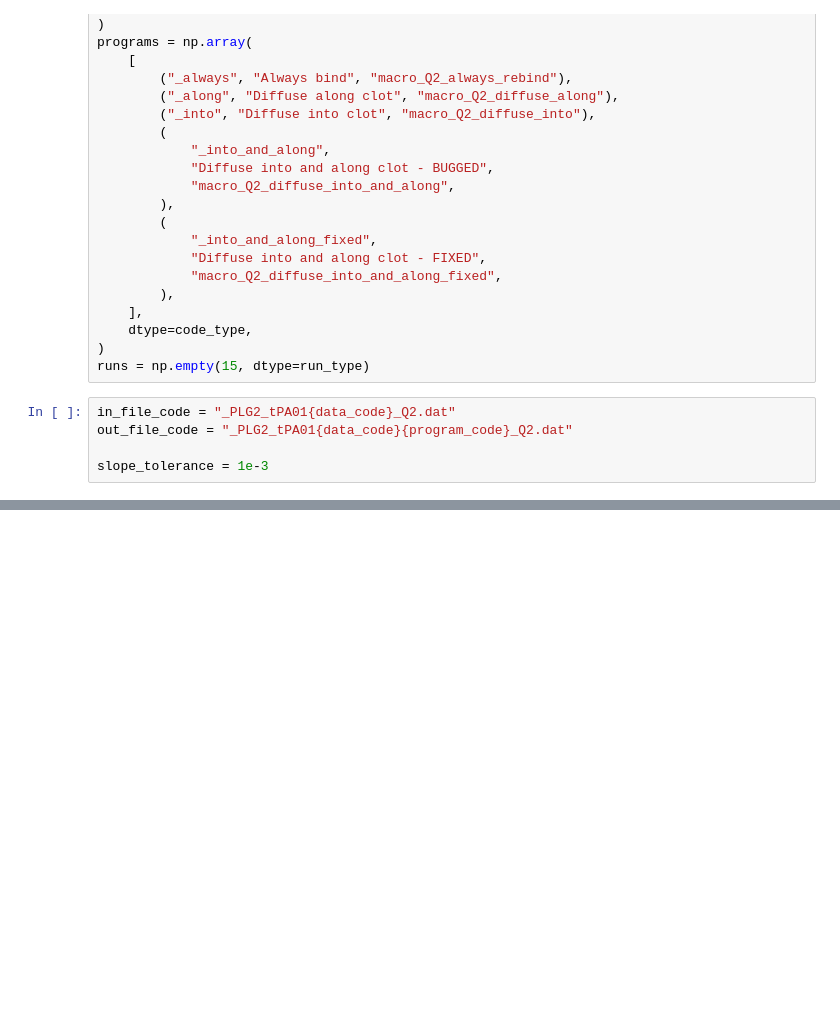
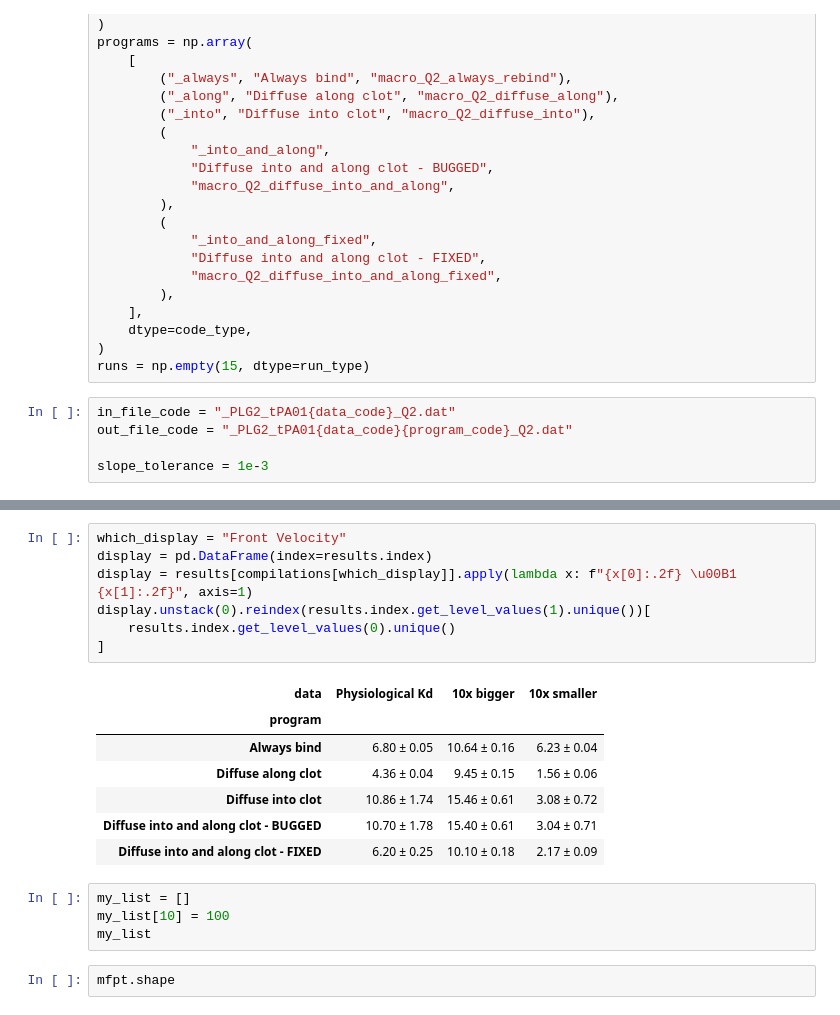
Before and after one commit to UCO-OpResearch/lysis, a Jupyter notebook: src/python/F-Macro Multi-Process.ipynb, the cells around one changed output, grey strips where cells are left out. Cells and saved outputs as stored; diff of their text form; blank space fills up the shorter version.

```diff
--- a/src/python/F-Macro Multi-Process.ipynb
+++ b/src/python/F-Macro Multi-Process.ipynb
@@ -389,0 +379,21 @@ f"First {num[0]:{formats[0]}} then {num[1]:{formats[1]}}"
+# %%
+which_display = "Front Velocity"
+display = pd.DataFrame(index=results.index)
+display = results[compilations[which_display]].apply(lambda x: f"{x[0]:.2f} \u00B1 {x[1]:.2f}", axis=1)
+display.unstack(0).reindex(results.index.get_level_values(1).unique())[
+    results.index.get_level_values(0).unique()
+]
+# %% [output]
+| data | Physiological Kd | 10x bigger | 10x smaller |
+| program |  |  |  |
+| Always bind | 6.80 ± 0.05 | 10.64 ± 0.16 | 6.23 ± 0.04 |
+| Diffuse along clot | 4.36 ± 0.04 | 9.45 ± 0.15 | 1.56 ± 0.06 |
+| Diffuse into clot | 10.86 ± 1.74 | 15.46 ± 0.61 | 3.08 ± 0.72 |
+| Diffuse into and along clot - BUGGED | 10.70 ± 1.78 | 15.40 ± 0.61 | 3.04 ± 0.71 |
+| Diffuse into and along clot - FIXED | 6.20 ± 0.25 | 10.10 ± 0.18 | 2.17 ± 0.09 |
+# %%
+my_list = []
+my_list[10] = 100
+my_list
+# %%
+mfpt.shape
```
Also changed, not shown: parts of 13 cells of this notebook, 5 other files.
